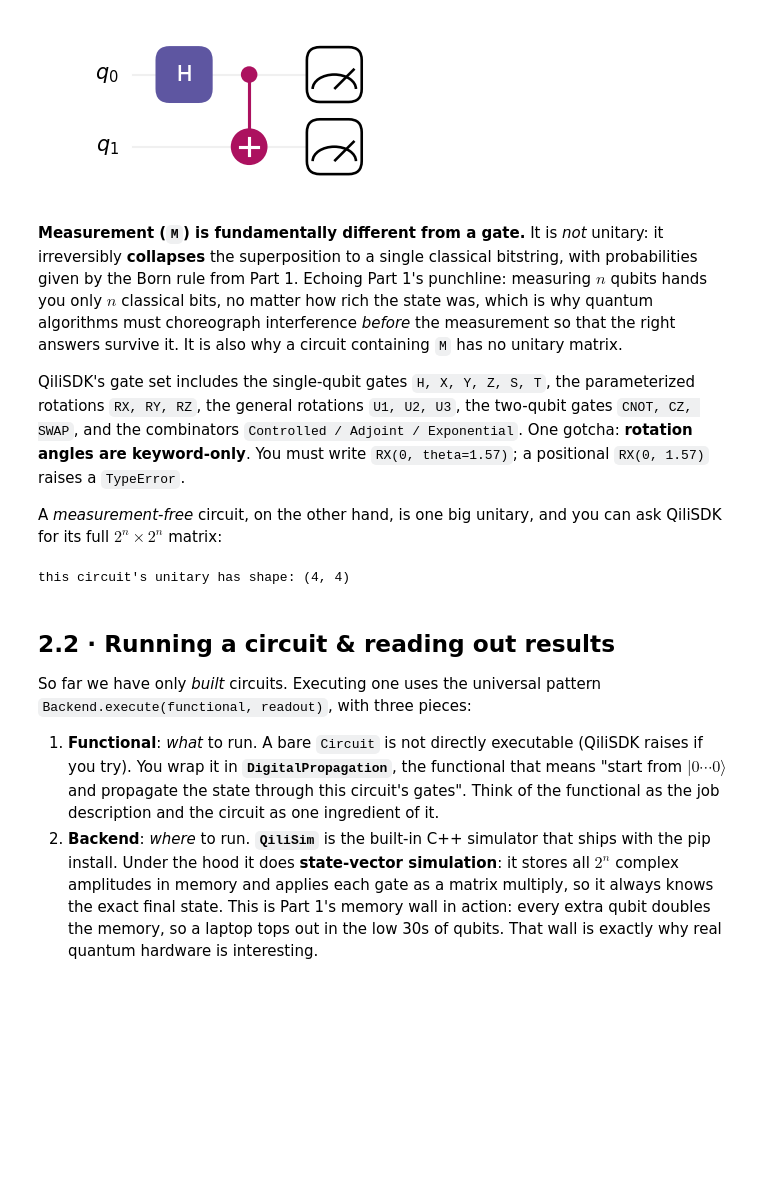
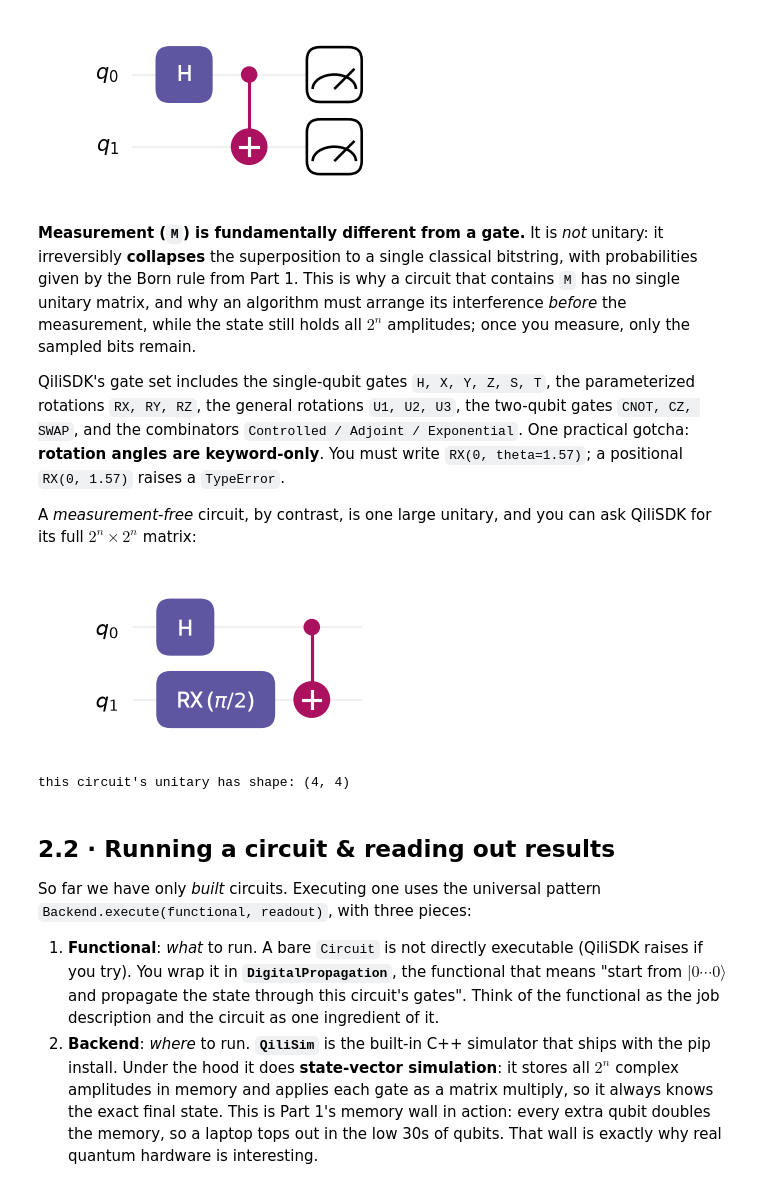
Before and after one commit to qilimanjaro-tech/europython2026-qilisdk-tutorial, a Jupyter notebook: notebooks/solutions/02_circuits.ipynb, the cells around one changed output. Drawn from its saved outputs; the diff is of its cells as text; code cells hidden in the pictures; blank space fills up the shorter version.

```diff
--- a/notebooks/solutions/02_circuits.ipynb
+++ b/notebooks/solutions/02_circuits.ipynb
@@ -95,18 +204,20 @@ bell.draw()
 Circuit(nqubits=2, gates=[H(0), CNOT(0, 1), M(0, 1)])
 [figure]
 # %% [markdown]
-**Measurement (`M`) is fundamentally different from a gate.** It is *not* unitary: it irreversibly **collapses** the superposition to a single classical bitstring, with probabilities given by the Born rule from Part 1. Echoing Part 1's punchline: measuring $n$ qubits hands you only $n$ classical bits, no matter how rich the state was, which is why quantum algorithms must choreograph interference *before* the measurement so that the right answers survive it. It is also why a circuit containing `M` has no unitary matrix.
+**Measurement (`M`) is fundamentally different from a gate.** It is *not* unitary: it irreversibly **collapses** the superposition to a single classical bitstring, with probabilities given by the Born rule from Part 1. This is why a circuit that contains `M` has no single unitary matrix, and why an algorithm must arrange its interference *before* the measurement, while the state still holds all $2^n$ amplitudes; once you measure, only the sampled bits remain.
 
-QiliSDK's gate set includes the single-qubit gates `H, X, Y, Z, S, T`, the parameterized rotations `RX, RY, RZ`, the general rotations `U1, U2, U3`, the two-qubit gates `CNOT, CZ, SWAP`, and the combinators `Controlled / Adjoint / Exponential`. One gotcha: **rotation angles are keyword-only**. You must write `RX(0, theta=1.57)`; a positional `RX(0, 1.57)` raises a `TypeError`.
+QiliSDK's gate set includes the single-qubit gates `H, X, Y, Z, S, T`, the parameterized rotations `RX, RY, RZ`, the general rotations `U1, U2, U3`, the two-qubit gates `CNOT, CZ, SWAP`, and the combinators `Controlled / Adjoint / Exponential`. One practical gotcha: **rotation angles are keyword-only**. You must write `RX(0, theta=1.57)`; a positional `RX(0, 1.57)` raises a `TypeError`.
 
-A *measurement-free* circuit, on the other hand, is one big unitary, and you can ask QiliSDK for its full $2^n \times 2^n$ matrix:
+A *measurement-free* circuit, by contrast, is one large unitary, and you can ask QiliSDK for its full $2^n \times 2^n$ matrix:
 # %%
 u = Circuit(2)
 u.add(H(0))
 u.add(RX(1, theta=np.pi / 2))   # rotation angle is KEYWORD-ONLY
 u.add(CNOT(0, 1))
+u.draw()                        # picture the circuit whose matrix we're about to build
 print("this circuit's unitary has shape:", u.to_matrix().shape)   # (4, 4) = 2**2 x 2**2
 # %% [output]
+[figure, added]
 this circuit's unitary has shape: (4, 4)
 # %% [markdown]
 ## 2.2 · Running a circuit & reading out results
```
Also changed, not shown: parts of 24 cells of this notebook, 14 other files.
